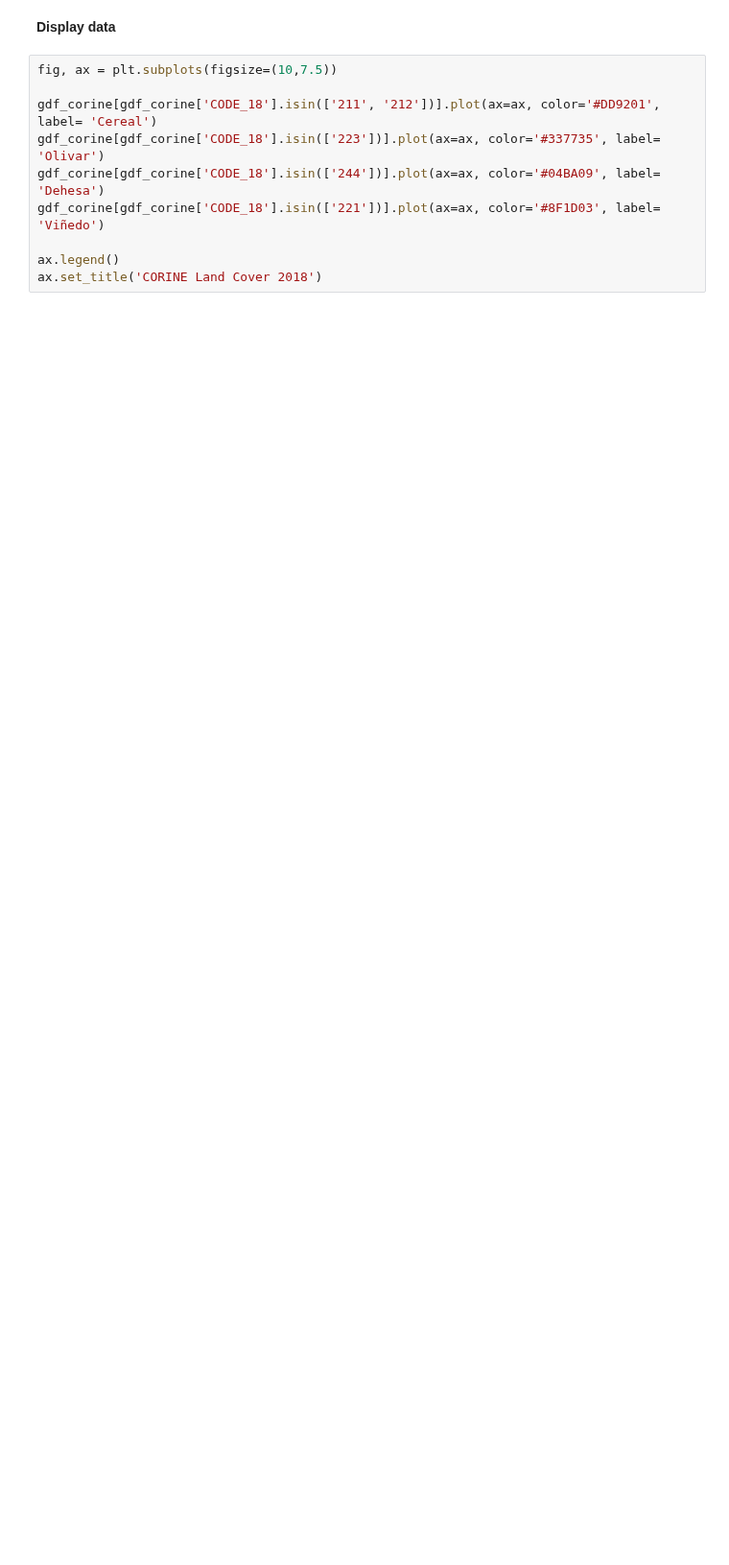
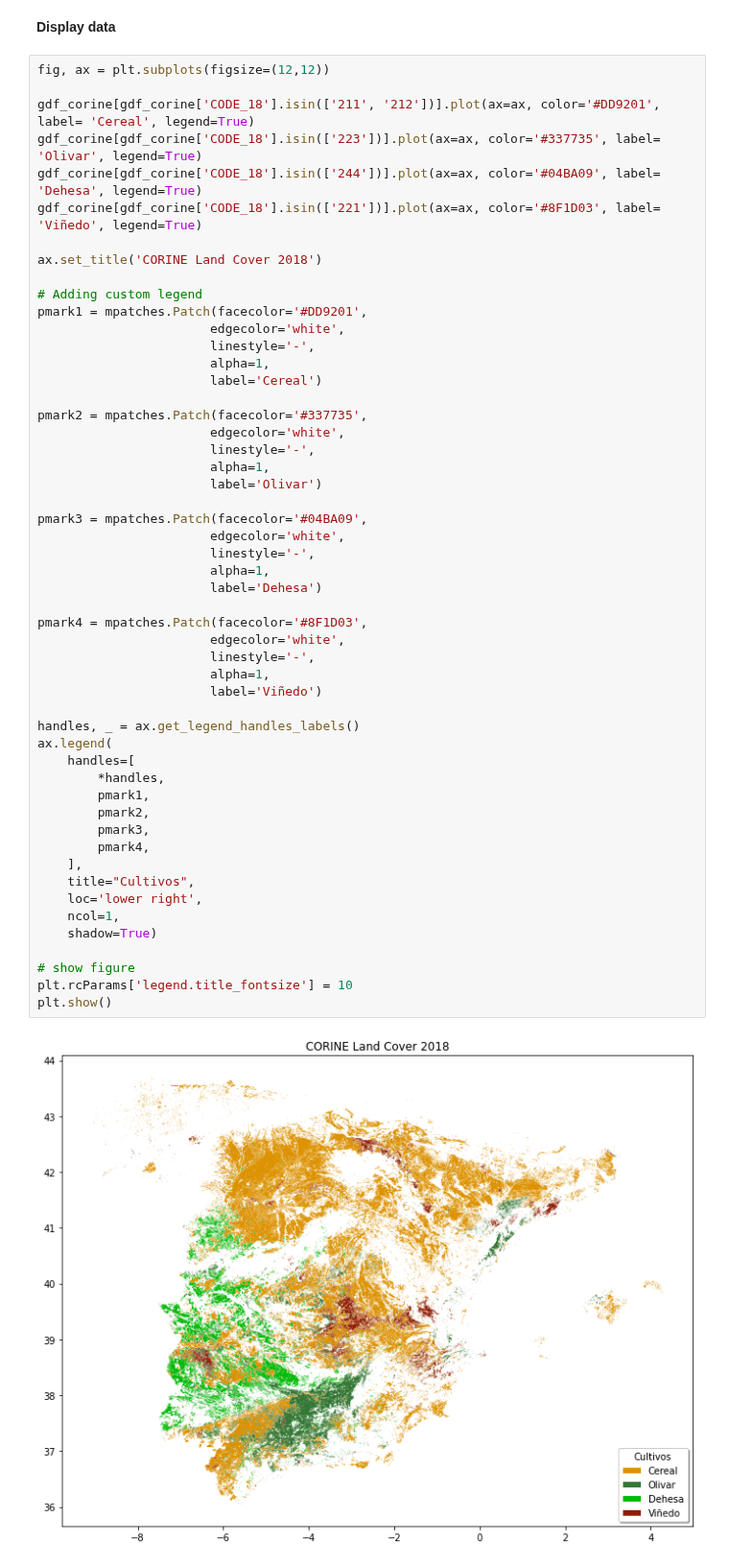
Before and after one commit to Vizzuality/ecf-agricultural-climate-impact, a Jupyter notebook: data/notebooks/Lab/06_CORINE_Land_Cover.ipynb, the cells around one changed output. Shown at 96% size. Drawn from its saved outputs; the diff is of its cells as text; blank space fills up the shorter version.

```diff
--- a/data/notebooks/Lab/06_CORINE_Land_Cover.ipynb
+++ b/data/notebooks/Lab/06_CORINE_Land_Cover.ipynb
@@ -56,12 +84,56 @@ gdf_corine.crs
 # %% [markdown]
 **Display data**
 # %%
-fig, ax = plt.subplots(figsize=(10,7.5))
+fig, ax = plt.subplots(figsize=(12,12))
 
-gdf_corine[gdf_corine['CODE_18'].isin(['211', '212'])].plot(ax=ax, color='#DD9201', label= 'Cereal')
-gdf_corine[gdf_corine['CODE_18'].isin(['223'])].plot(ax=ax, color='#337735', label= 'Olivar')
-gdf_corine[gdf_corine['CODE_18'].isin(['244'])].plot(ax=ax, color='#04BA09', label= 'Dehesa')
-gdf_corine[gdf_corine['CODE_18'].isin(['221'])].plot(ax=ax, color='#8F1D03', label= 'Viñedo')
+gdf_corine[gdf_corine['CODE_18'].isin(['211', '212'])].plot(ax=ax, color='#DD9201', label= 'Cereal', legend=True)
+gdf_corine[gdf_corine['CODE_18'].isin(['223'])].plot(ax=ax, color='#337735', label= 'Olivar', legend=True)
+gdf_corine[gdf_corine['CODE_18'].isin(['244'])].plot(ax=ax, color='#04BA09', label= 'Dehesa', legend=True)
+gdf_corine[gdf_corine['CODE_18'].isin(['221'])].plot(ax=ax, color='#8F1D03', label= 'Viñedo', legend=True)
 
-ax.legend()
 ax.set_title('CORINE Land Cover 2018')
+
+# Adding custom legend
+pmark1 = mpatches.Patch(facecolor='#DD9201',
+                       edgecolor='white',
+                       linestyle='-',
+                       alpha=1,
+                       label='Cereal')
+
+pmark2 = mpatches.Patch(facecolor='#337735',
+                       edgecolor='white',
+                       linestyle='-',
+                       alpha=1,
+                       label='Olivar')
+
+pmark3 = mpatches.Patch(facecolor='#04BA09',
+                       edgecolor='white',
+                       linestyle='-',
+                       alpha=1,
+                       label='Dehesa')
+
+pmark4 = mpatches.Patch(facecolor='#8F1D03',
+                       edgecolor='white',
+                       linestyle='-',
+                       alpha=1,
+                       label='Viñedo')
+
+handles, _ = ax.get_legend_handles_labels()
+ax.legend(
+    handles=[
+        *handles,
+        pmark1,
+        pmark2,
+        pmark3,
+        pmark4,
+    ],
+    title="Cultivos",
+    loc='lower right',
+    ncol=1,
+    shadow=True)
+
+# show figure
+plt.rcParams['legend.title_fontsize'] = 10
+plt.show()
+# %% [output]
+[figure, added]
```
Also changed, not shown: parts of 10 cells of this notebook, 2 other files.
